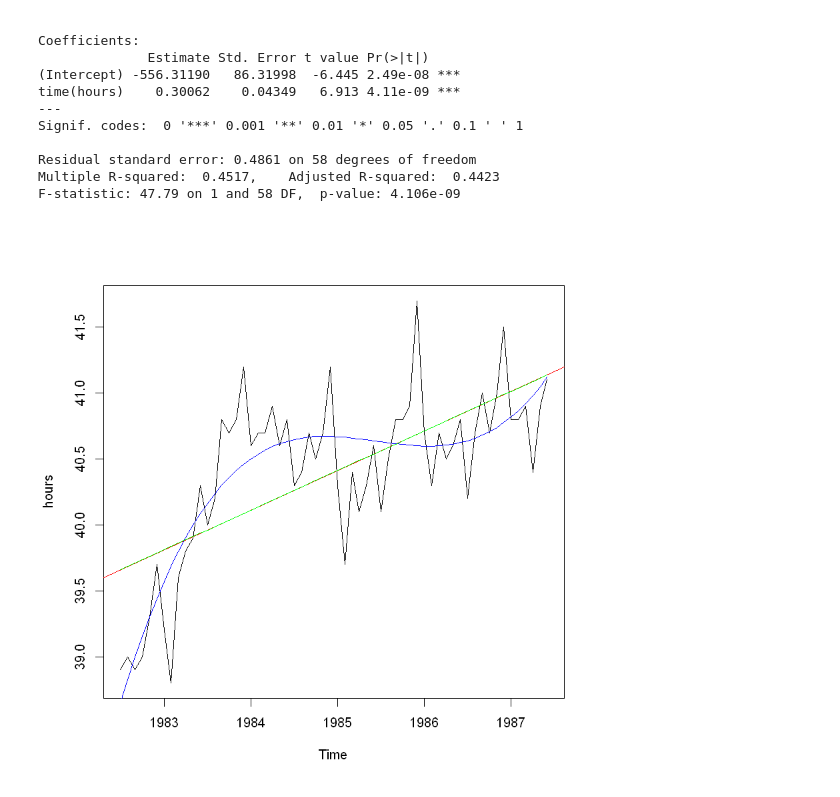
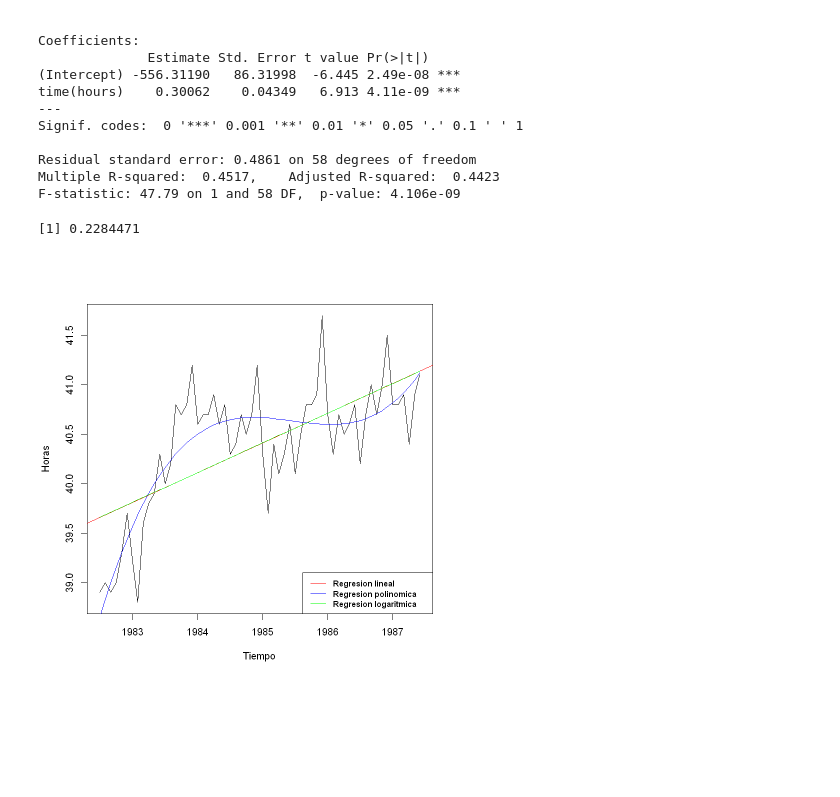
Before and after one commit to EmmanuelGalvan/EstadisticaAplicada, a Jupyter notebook: Ejercicios/Apuntes/Actividad 03MAR2021.ipynb, the cells around one changed output. Saved outputs shown, nothing was run; the diff lists cells and outputs as text; code cells hidden in the pictures; blank space fills up the shorter version.

```diff
--- a/Ejercicios/Apuntes/Actividad 03MAR2021.ipynb
+++ b/Ejercicios/Apuntes/Actividad 03MAR2021.ipynb
@@ -359,10 +321,22 @@ Signif. codes:  0 '***' 0.001 '**' 0.01 '*' 0.05 '.' 0.1 ' ' 1
 Residual standard error: 0.4861 on 58 degrees of freedom
 Multiple R-squared:  0.4517,    Adjusted R-squared:  0.4423
 F-statistic: 47.79 on 1 and 58 DF,  p-value: 4.106e-09
+# %%
+mean(summary(lineal)$residuals^2)
+# %% [output]
+[1] 0.2284471
 # %%
-plot(hours)
+plot(hours,
+    xlab = 'Tiempo',
+    ylab = 'Horas')
 abline(lineal, col="red")
 lines(Tiempo,pol$fitted.values, col="blue")
 lines(Tiempo, log$fitted.values, col="green")
+legend(legend = c('Regresion lineal', 'Regresion polinomica', 'Regresion logaritmica'),
+       lty=1,
+       col = c('red', 'blue', 'green'),
+       x = 'bottomright',
+       cex = 0.8,
+       text.font = 2)
 # %% [output]
-[figure, old version]
+[figure, new version]
```
Also changed, not shown: parts of 9 cells of this notebook, 10 other files.
